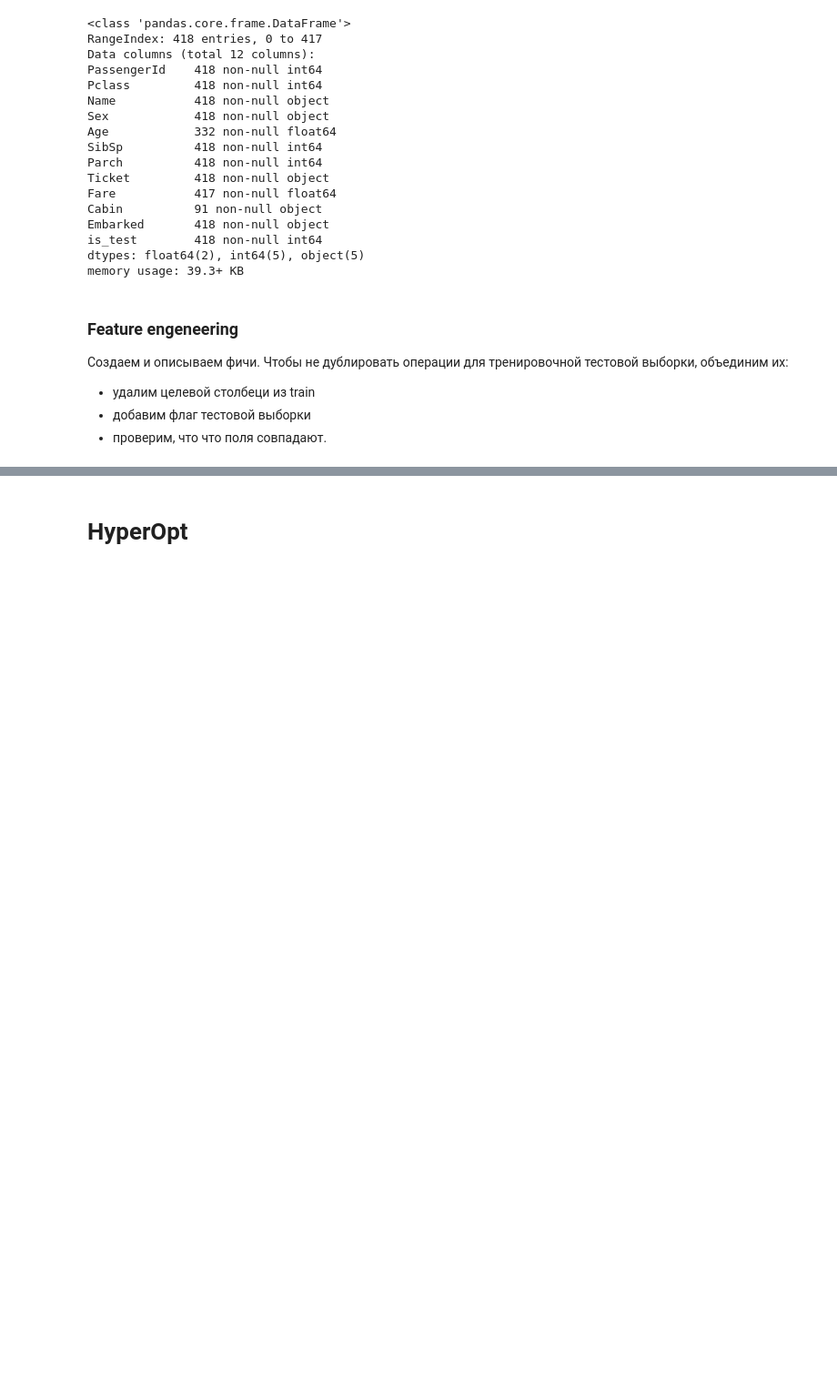
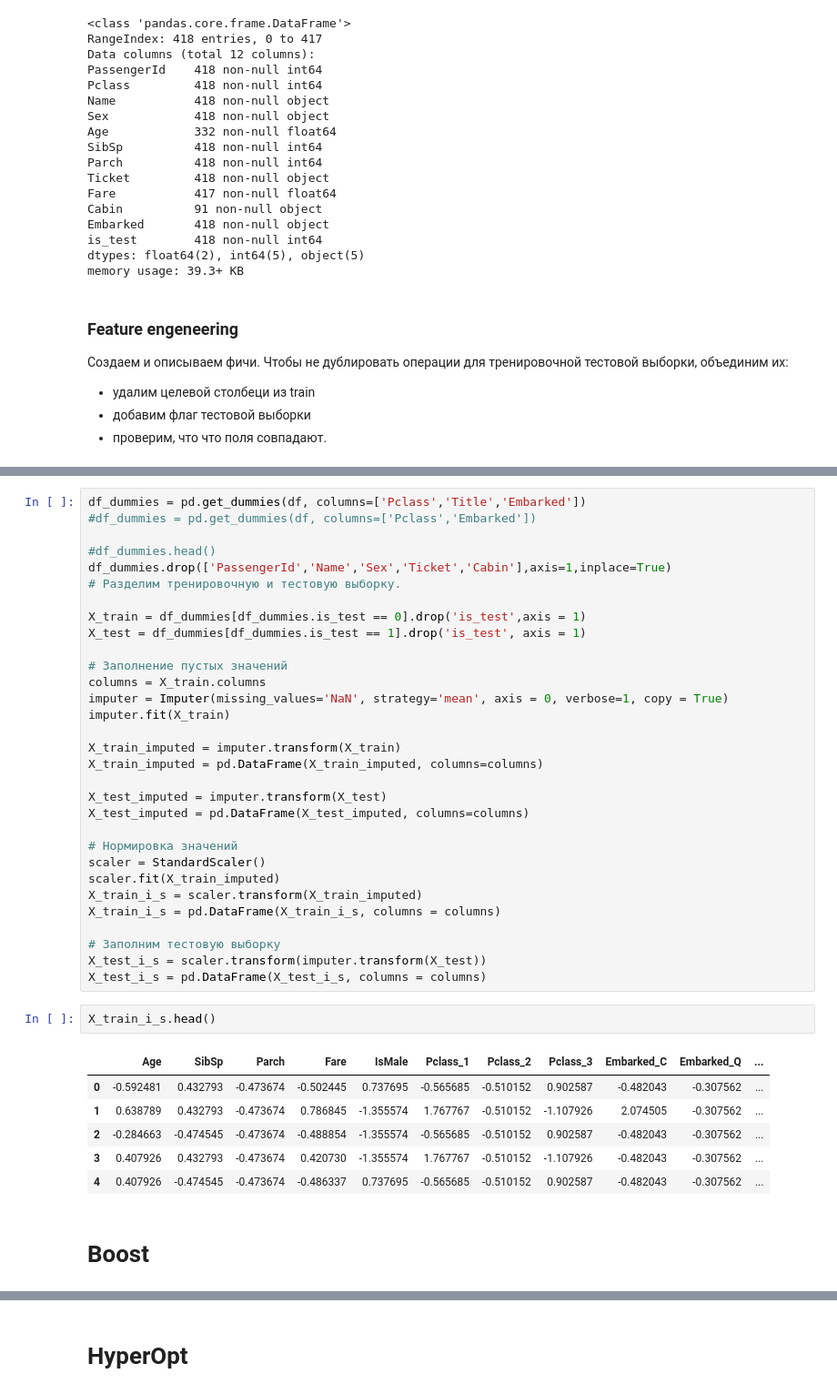
Before and after one commit to tekuchev/tekuchev_netology, a Jupyter notebook: 1-3_sklearn/Trees_homework-xgboost.ipynb, the cells around one changed output, grey strips where cells are left out. Shown: that part at 91% size. Cells and saved outputs as stored; diff of their text form; blank space fills up the shorter version.

```diff
--- a/1-3_sklearn/Trees_homework-xgboost.ipynb
+++ b/1-3_sklearn/Trees_homework-xgboost.ipynb
@@ -208,0 +211,42 @@ XGBClassifier(base_score=0.5, colsample_bylevel=1, colsample_bytree=0.9,
+# %%
+df_dummies = pd.get_dummies(df, columns=['Pclass','Title','Embarked'])
+#df_dummies = pd.get_dummies(df, columns=['Pclass','Embarked'])
+
+#df_dummies.head()
+df_dummies.drop(['PassengerId','Name','Sex','Ticket','Cabin'],axis=1,inplace=True)
+# Разделим тренировочную и тестовую выборку.
+
+X_train = df_dummies[df_dummies.is_test == 0].drop('is_test',axis = 1)
+X_test = df_dummies[df_dummies.is_test == 1].drop('is_test', axis = 1)
+
+# Заполнение пустых значений
+columns = X_train.columns
+imputer = Imputer(missing_values='NaN', strategy='mean', axis = 0, verbose=1, copy = True)
+imputer.fit(X_train)
+
+X_train_imputed = imputer.transform(X_train)
+X_train_imputed = pd.DataFrame(X_train_imputed, columns=columns)
+
+X_test_imputed = imputer.transform(X_test)
+X_test_imputed = pd.DataFrame(X_test_imputed, columns=columns)
+
+# Нормировка значений
+scaler = StandardScaler()
+scaler.fit(X_train_imputed)
+X_train_i_s = scaler.transform(X_train_imputed)
+X_train_i_s = pd.DataFrame(X_train_i_s, columns = columns)
+
+# Заполним тестовую выборку
+X_test_i_s = scaler.transform(imputer.transform(X_test))
+X_test_i_s = pd.DataFrame(X_test_i_s, columns = columns)
+# %%
+X_train_i_s.head()
+# %% [output]
+|  | Age | SibSp | Parch | Fare | IsMale | Pclass_1 | Pclass_2 | Pclass_3 | Embarked_C | Embarked_Q | ... |
+| 0 | -0.592481 | 0.432793 | -0.473674 | -0.502445 | 0.737695 | -0.565685 | -0.510152 | 0.902587 | -0.482043 | -0.307562 | ... |
+| 1 | 0.638789 | 0.432793 | -0.473674 | 0.786845 | -1.355574 | 1.767767 | -0.510152 | -1.107926 | 2.074505 | -0.307562 | ... |
+| 2 | -0.284663 | -0.474545 | -0.473674 | -0.488854 | -1.355574 | -0.565685 | -0.510152 | 0.902587 | -0.482043 | -0.307562 | ... |
+| 3 | 0.407926 | 0.432793 | -0.473674 | 0.420730 | -1.355574 | 1.767767 | -0.510152 | -1.107926 | -0.482043 | -0.307562 | ... |
+| 4 | 0.407926 | -0.474545 | -0.473674 | -0.486337 | 0.737695 | -0.565685 | -0.510152 | 0.902587 | -0.482043 | -0.307562 | ... |
+# %% [markdown]
+# Boost
```
Also changed, not shown: parts of 58 cells of this notebook, 1 other file.
